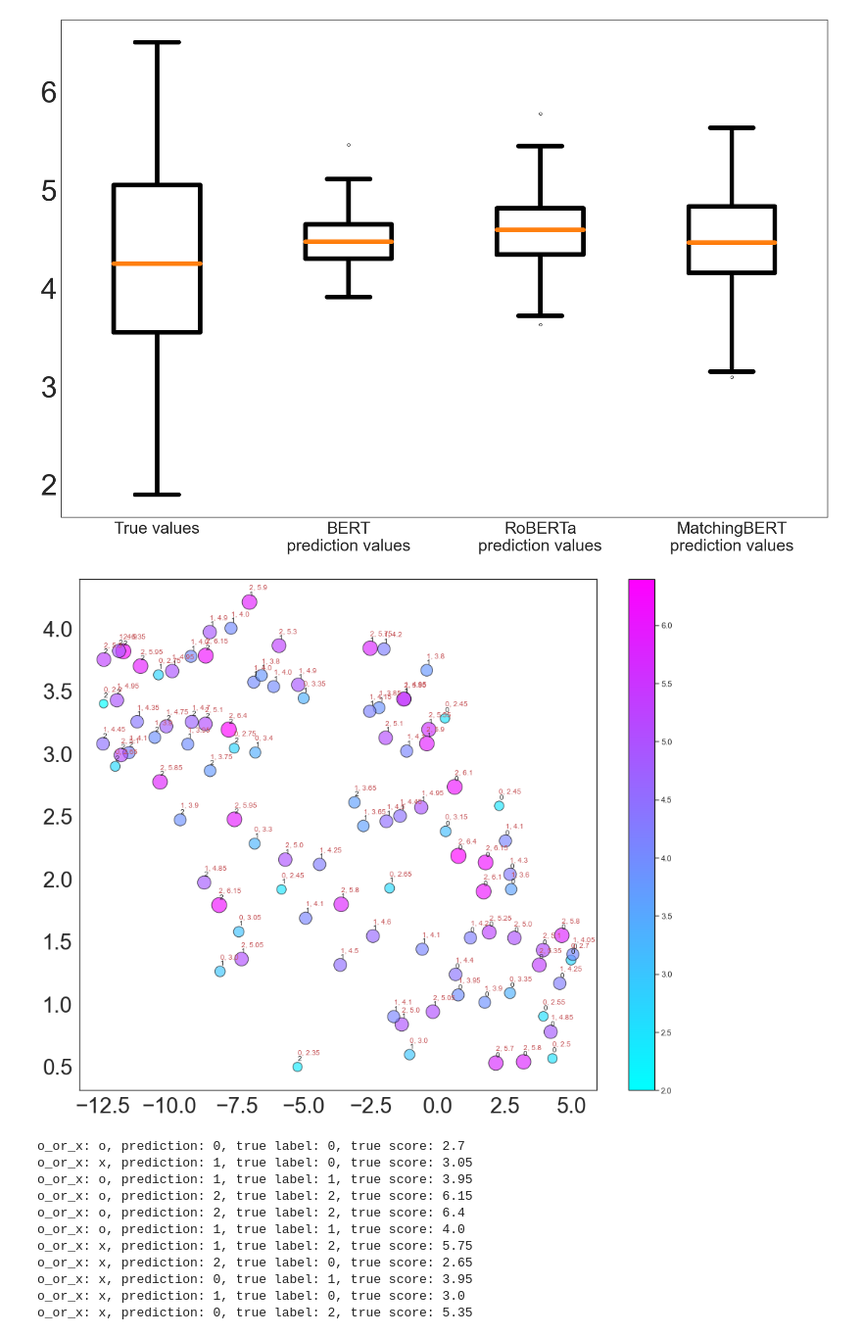
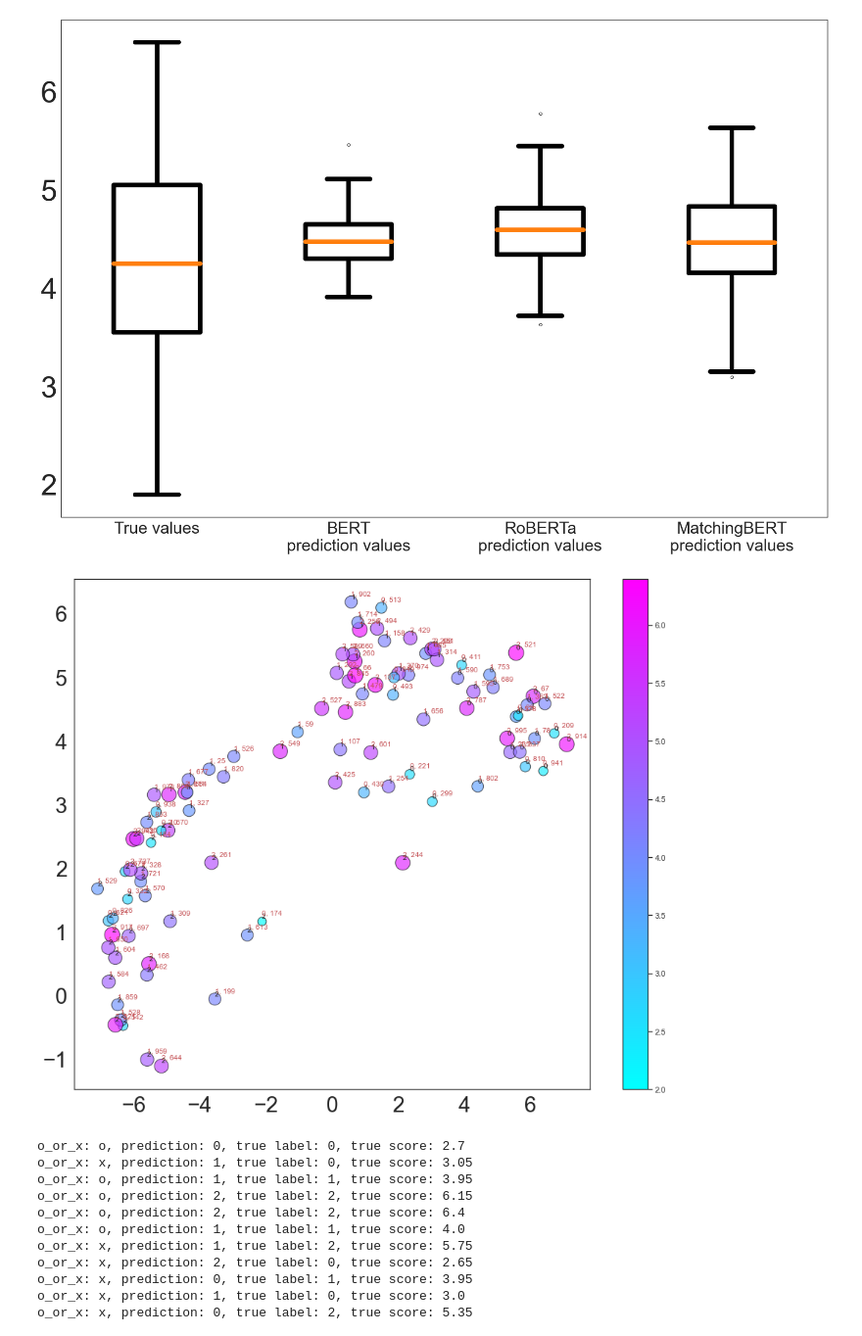
Before and after one commit to tr0up2r/satisfaction-classifier-with-xai, a Jupyter notebook: plotting.ipynb, the cells around one changed output. Shown at 98% size. Cells and saved outputs as stored; diff of their text form; code cells hidden in the pictures.

```diff
--- a/plotting.ipynb
+++ b/plotting.ipynb
@@ -132,12 +132,13 @@ def get_x_y_for_tsne(filename):
 
     return x_for_tsne, y_for_tsne
 # %%
-x_for_tsne, y_for_tsne = get_x_y_for_tsne('../predicting-satisfaction-using-graphs/csv/epoch_7_embeddings.csv')
+x_for_tsne, y_for_tsne = get_x_y_for_tsne('../predicting-satisfaction-using-graphs/csv/epoch_9_embeddings.csv')
 # %%
-splitbert_df = pd.read_csv('../predicting-satisfaction-using-graphs/csv/epoch_7_result_for_tsne.csv')
+splitbert_df = pd.read_csv('../predicting-satisfaction-using-graphs/csv/epoch_9_result_for_tsne.csv')
 preds = list(splitbert_df['prediction'])
 labels = list(splitbert_df['label'])
 scores = list(splitbert_df['score'])
+indexes = list(splitbert_df['index'])
 
 o_or_x = []
 for pred, label in zip(preds, labels):
@@ -178,7 +179,7 @@ def t_sne_for_regression(x, y, score, true_vals, xlabel, ylabel):
 
     cbar = fig.colorbar(sm)
 # %%
-def t_sne_for_classification(x, y, preds, labels, scores, oxs, xlabel, ylabel):
+def t_sne_for_classification(x, y, preds, labels, scores, indexes, oxs, xlabel, ylabel):
     size = list(map(lambda x:x*70, scores))
 
     minsize = min(size)
@@ -200,7 +201,7 @@ def t_sne_for_classification(x, y, preds, labels, scores, oxs, xlabel, ylabel):
         ax.annotate(p, (x[i], y[i]+0.05), fontsize=10)
 
     # answers
-    for i, ls in enumerate(zip(labels, scores)):
+    for i, ls in enumerate(zip(labels, indexes)):
         ax.annotate(f'{ls[0]}, {ls[1]}', (x[i], y[i]+0.1), fontsize=10, color='r')
 
     ax.set(xlabel=None, ylabel=None)
@@ -212,9 +213,9 @@ def t_sne_for_classification(x, y, preds, labels, scores, oxs, xlabel, ylabel):
 
     cbar = fig.colorbar(sm)
 # %%
-t_sne_for_classification(x_for_tsne, y_for_tsne, preds, labels, scores, o_or_x, 'x', 'y')
+t_sne_for_classification(x_for_tsne, y_for_tsne, preds, labels, scores, indexes, o_or_x, 'x', 'y')
 # %% [output]
-[figure, old version]
+[figure, new version]
 # %%
 # 0 <= score < 3.5: 0
 # 3.5 <= score < 5: 1
```
Also changed, not shown: 1 other file.
